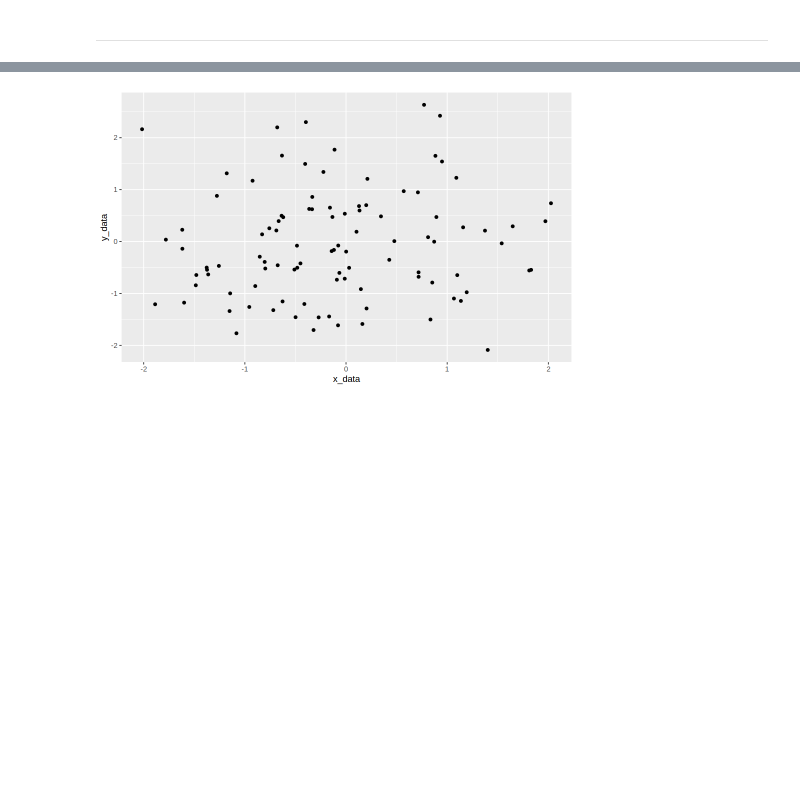
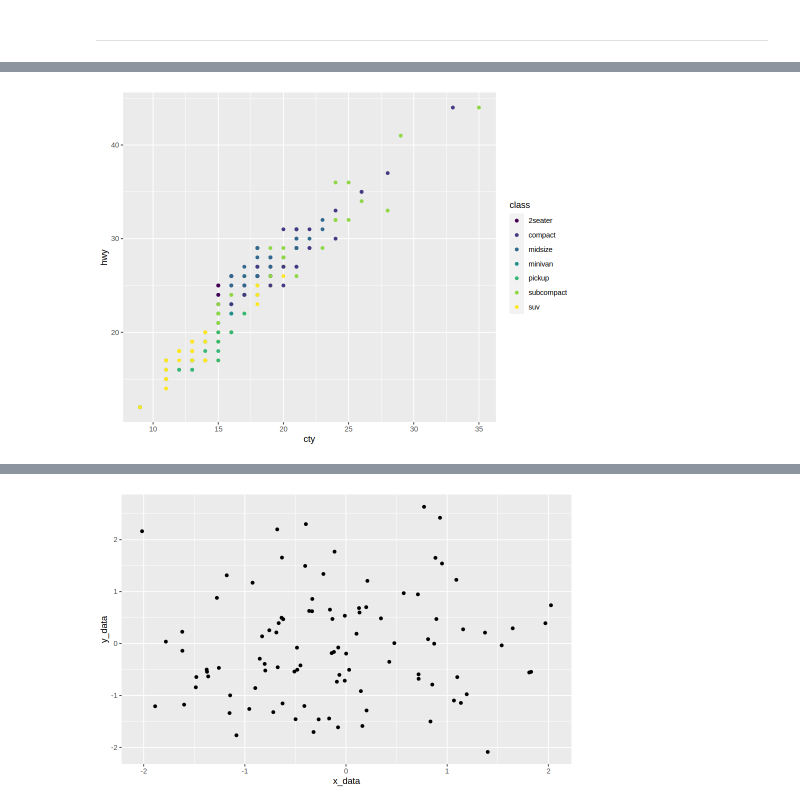
Before and after one commit to seccobenedetto/coding_tutorials, a Jupyter notebook: R.ipynb, the cells around one changed output, grey strips where cells are left out. Saved outputs shown, nothing was run; the diff lists cells and outputs as text; code cells hidden in the pictures; blank space fills up the shorter version.

```diff
--- a/R.ipynb
+++ b/R.ipynb
@@ -1367 +1425,7 @@ To see more: P. Murrell, Introduction to R graphics: [here](https://www.stat.auc
+# %%
+ggplot(mpg, aes(cty, hwy, colour = class)) +
+  geom_point() +
+  scale_colour_viridis_d()
+# %% [output]
+[figure, added]
 # %%
```
Also changed, not shown: parts of 15 cells of this notebook.
